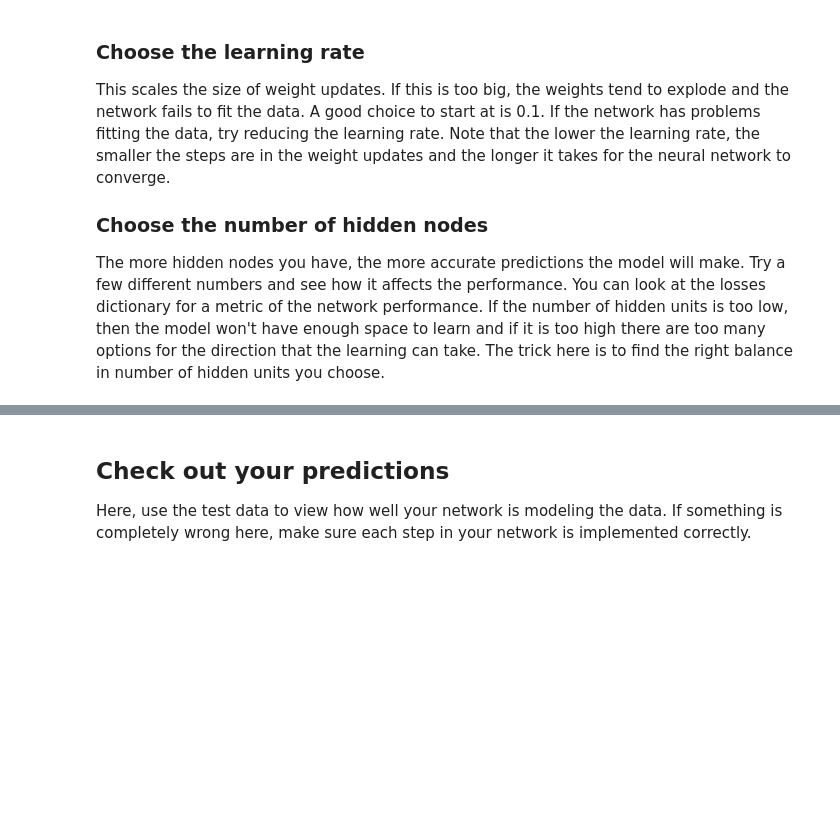
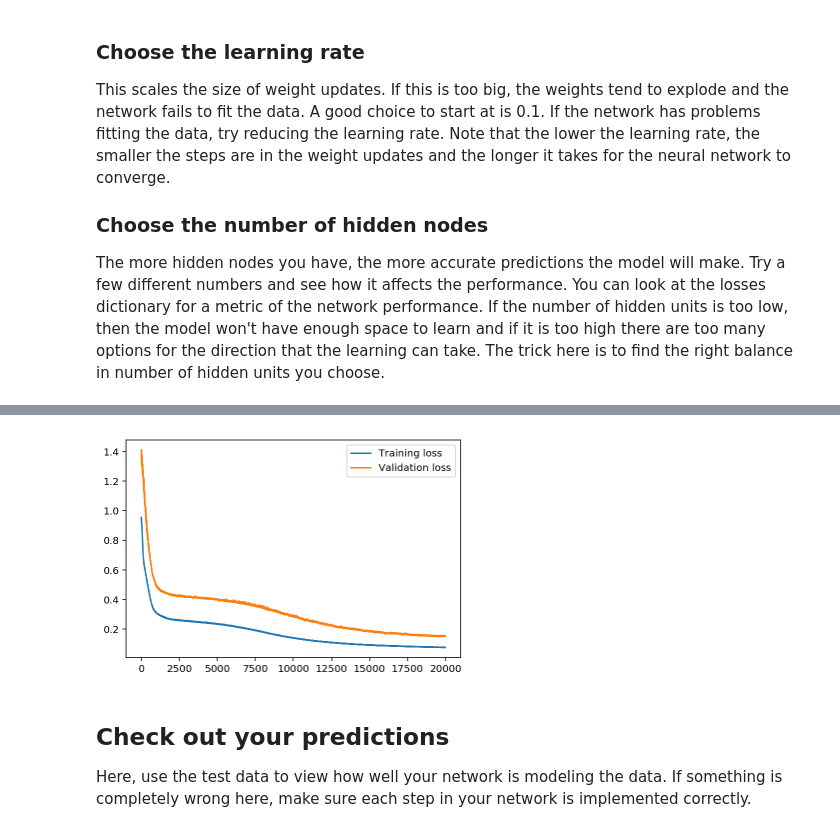
Before and after one commit to falangjoe/deep-learning, a Jupyter notebook: first-neural-network/Your_first_neural_network.ipynb, the cells around one changed output, grey strips where cells are left out. Drawn from its saved outputs; the diff is of its cells as text; code cells hidden in the pictures; blank space fills up the shorter version.

Commit message:
checking in project 1 with training parameters

```diff
--- a/first-neural-network/Your_first_neural_network.ipynb
+++ b/first-neural-network/Your_first_neural_network.ipynb
@@ -322,9 +334,9 @@ The more hidden nodes you have, the more accurate predictions the model will mak
 import sys
 
 ### Set the hyperparameters here ###
-iterations = 100
+iterations = 20000
 learning_rate = 0.1
-hidden_nodes = 2
+hidden_nodes = 8
 output_nodes = 1
 
 N_i = train_features.shape[1]
@@ -351,8 +365,10 @@ for ii in range(iterations):
 # %%
-plt.plot(losses['train'], label='Training loss')
-plt.plot(losses['validation'], label='Validation loss')
+plt.plot(losses['train'][25:], label='Training loss')
+plt.plot(losses['validation'][25:], label='Validation loss')
 plt.legend()
 _ = plt.ylim()
+# %% [output]
+[figure, added]
 # %% [markdown]
 ## Check out your predictions
 
```
Also changed, not shown: parts of 4 cells of this notebook.
